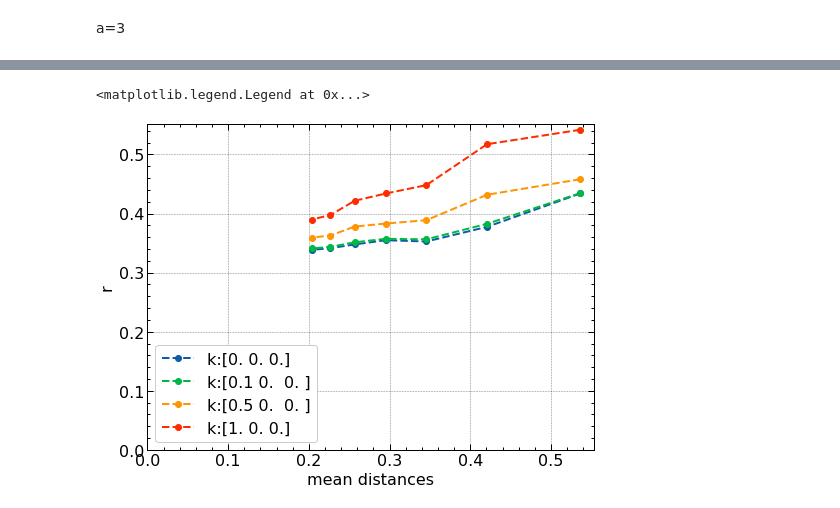
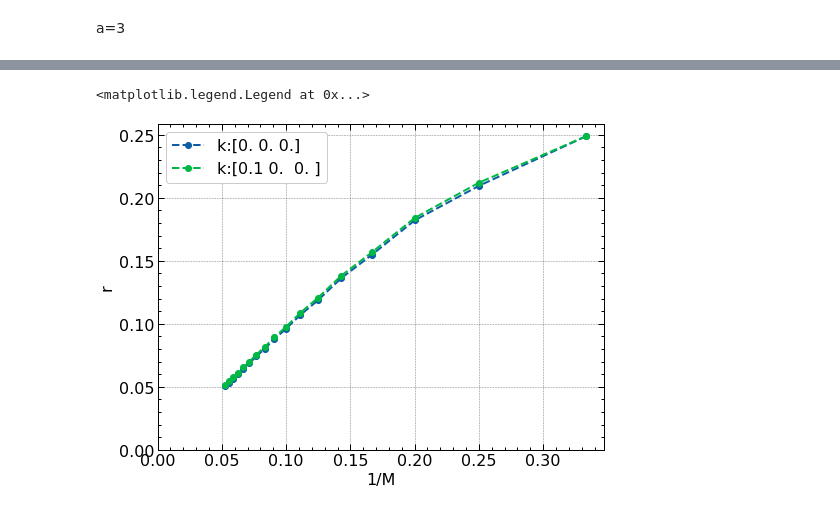
Before and after one commit to djrolfes/bachelor_thesis, a Jupyter notebook: test_recreation.ipynb, the cells around one changed output, grey strips where cells are left out. Drawn from its saved outputs; the diff is of its cells as text; code cells hidden in the pictures.

Commit message:
code for plots

```diff
--- a/test_recreation.ipynb
+++ b/test_recreation.ipynb
@@ -17,15 +17,15 @@ np.savetxt("test.txt",calc_ta_U(lattice,a=1),fmt="%.4e")
 np.savetxt("test.txt",get_color_states(lattice,i=1,j=0),fmt="%.4e")
 # %%
 a = 1
-Ns = np.array([i for i in range(3,12)])
+Ns = np.array([i for i in range(3,20,2)])
 lattices = [gen_all_points_no_normalisation(i) for i in Ns]
-ks = np.array([[0,0,0], [0.1,0,0],[0.5,0,0], [1,0,0]])
+ks = np.array([[0,0,0], [0.05,0,0],[0.1,0,0], [0.2,0,0]])
 rs = np.zeros((ks.shape[0], len(Ns)))
 
 
 for index, lattice in enumerate(lattices):
-    print(index)
-    comm = La_Lb_commutator(lattice, a,3, ang=genLaNew_t2n)
+    print(2*index+3)
+    comm = La_Lb_commutator(lattice, a,3, ang=genLaNew)
     for ik, k in enumerate(ks):
         vec = fourier_vector(lattice, a, k)
         rs[ik, index] = calc_r(comm, vec)
@@ -53,5 +53,5 @@ plt.legend(loc="best")
 # %%
-a = 1
+a = 3
 Ns = np.array([i for i in range(3,12)])
 lattices = [gen_all_points_no_normalisation(i) for i in Ns]
 ks = np.array([[0,0,0], [0.1,0,0],[0.5,0,0], [1,0,0]])
@@ -60,7 +60,7 @@ rs = np.zeros((ks.shape[0], len(Ns)))
 
 for index, lattice in enumerate(lattices):
     print(index)
-    comm = test_angular_momentum_comutator(lattice, a,i=0, j=0, ang=genLaNew_t2n)
+    comm = test_angular_momentum_comutator(lattice, a,i=1, j=1, ang=genLaNew)
     for ik, k in enumerate(ks):
         vec = fourier_vector(lattice, a, k)
         rs[ik, index] = calc_r(comm, vec)
@@ -93,6 +93,6 @@ plt.legend(loc="best")
 # %%
 a = 1
-Ns = np.array([i for i in range(3,12)])
+Ns = np.array([i for i in range(3,14)])
 lattices = [gen_all_points_no_normalisation(i) for i in Ns]
 ks = np.array([[0,0,0], [0.1,0,0],[0.5,0,0], [1,0,0]])
 rs = np.zeros((ks.shape[0], len(Ns)))
@@ -215,18 +217,19 @@ plt.legend(loc="best")
 a=3
 # %%
 a = 3
-Ns = np.array([i for i in range(3,10)])
-lattices = [gen_all_points(i) for i in Ns]
+Ns = np.array([i for i in range(3,20)])
+lattices = [gen_all_points_no_normalisation(i) for i in Ns]
 ks = np.array([[0,0,0], [0.1,0,0],[0.5,0,0], [1,0,0]])
 rs = np.zeros((ks.shape[0], len(Ns)))
+sig = np.zeros((ks.shape[0], len(Ns)))
 
 
 for index, lattice in enumerate(lattices):
     print(index)
-    comm = test_angular_momentum_comutator(lattice, a, i=1, j=0, ang=gen_La_forward)
+    comm = test_angular_momentum_comutator(lattice, a, i=1, j=0, ang=genLaNew)
     for ik, k in enumerate(ks):
         vec = fourier_vector(lattice, a, k)
-        rs[ik, index] = calc_r(comm, vec)
+        rs[ik, index], sig[ik, index] = calc_r(comm, vec, sig=True)
 # %% [output]
 0
 1
@@ -238,14 +251,15 @@ for index, lattice in enumerate(lattices):
 # %%
-mean = []
-for lattice in lattices:
-    mean.append(calc_mean_distance(lattice))
-for ik, k in enumerate(ks):
-    plt.plot(mean, rs[ik, :], "o--", label=f"k:{k}")
-plt.xlabel("mean distances")
+#mean = []
+#for lattice in lattices:
+#    mean.append(calc_mean_distance(lattice))
+for ik, k in enumerate(ks[:2]):
+    plt.plot(1/Ns, rs[ik, :], "o--", label=f"k:{k}")
+    #plt.fill_between(1/Ns, rs[ik, :]-sig[ik, :], rs[ik, :]+sig[ik, :], alpha=0.3)
+plt.xlabel("1/M")
 plt.ylabel("r")
 plt.xlim(left=0)
 plt.ylim(bottom=0)
 plt.legend(loc="best")
 # %% [output]
 <matplotlib.legend.Legend at 0x...>
-[figure, old version]
+[figure, new version]
```
Also changed, not shown: parts of 5 cells of this notebook, 6 other files.
